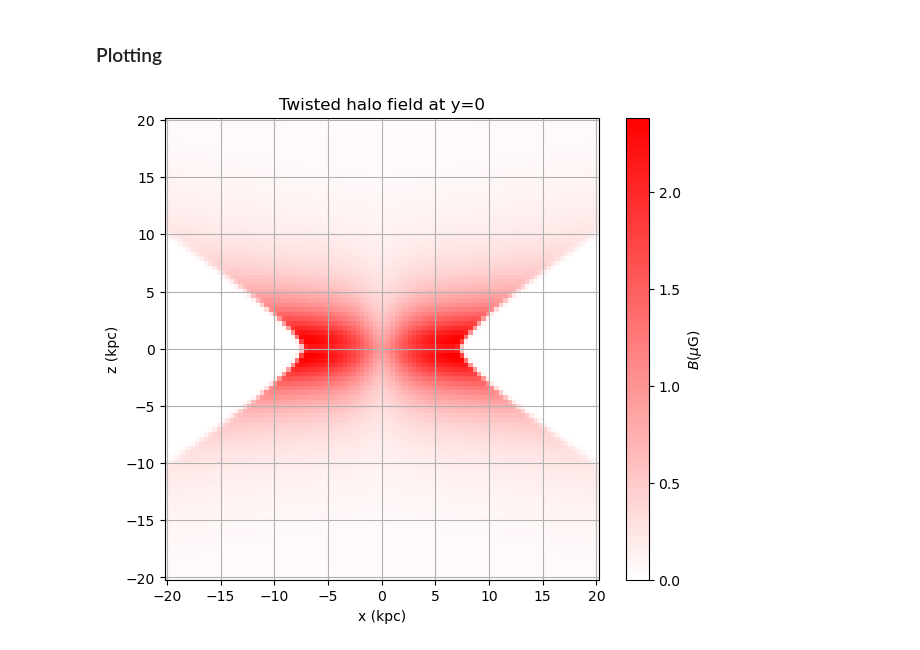
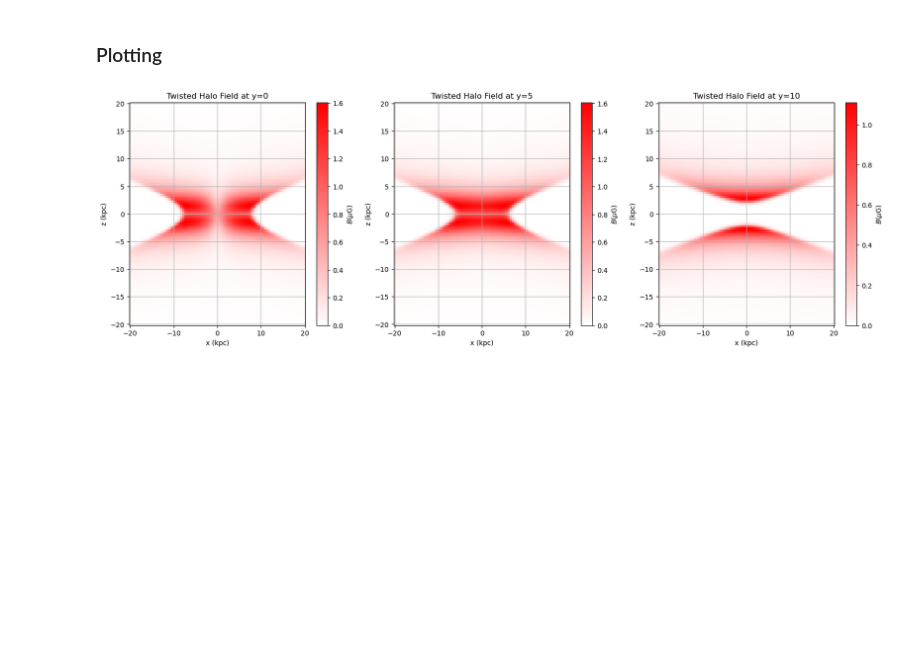
Before and after one commit to me-manu/gammaALPs, a Jupyter notebook: notebooks/test_gmf-unger-farrar_HALO.ipynb, the cells around one changed output. Saved outputs shown, nothing was run; the diff lists cells and outputs as text; code cells hidden in the pictures; blank space fills up the shorter version.

```diff
--- a/notebooks/test_gmf-unger-farrar_HALO.ipynb
+++ b/notebooks/test_gmf-unger-farrar_HALO.ipynb
@@ -292,16 +312,21 @@ def get_poloidal_halo_field(x, y, z):
 y = 0
 
 # grid of x and z values
-x = np.linspace(-20, 20, 1000)
-z = np.linspace(-20, 20, 1000)
-xx, zz = np.meshgrid(x, z, indexing='ij')
+x = np.linspace(-20, 20, 100)
+z = np.linspace(-20, 20, 100)
+xx, zz = np.meshgrid(x, z)
 
 B_strength = np.zeros_like(xx)
+B_x = np.zeros_like(xx)
+B_z = np.zeros_like(xx)
+
 
 for i in range(len(x)):
     for j in range(len(z)):
-        B = get_poloidal_halo_field(xx[i,j], y, zz[i,j])
-        B_strength[i,j] = np.linalg.norm(B) *sign_poloidal(B, zz[i,j])
+        B = get_poloidal_halo_field(xx[j,i], y, zz[j,i])
+        B_x[j,i] = B[0]
+        B_z[j,i] = B[2]
+        B_strength[j,i] = np.linalg.norm(B) *sign_poloidal(B, zz[j,i])
 
 
 cmap0 = LinearSegmentedColormap.from_list('', ['white', 'red'])
@@ -309,7 +334,7 @@ cmap0 = LinearSegmentedColormap.from_list('', ['white', 'red'])
 plt.figure(figsize=(7,6))
 p = plt.pcolormesh(xx, zz, B_strength, cmap=cmap0, shading='auto')
 plt.colorbar(p, label = '$B (\mu\mathrm{G})$')
-
+plt.streamplot(xx, zz, B_x, B_z, broken_streamlines=False, density=0.35)
 plt.title(f'Poloidal halo field at y={y}')
 plt.xlabel('x (kpc)')
 plt.ylabel('z (kpc)')
@@ -409,32 +404,66 @@ def get_twisted_halo_field(x, y, z):
 # %% [markdown]
 ### Plotting
 # %%
-y = 0
+y = 5
 
 # grid of x and z values
 x = np.linspace(-20, 20, 100)
 z = np.linspace(-20, 20, 100)
 xx, zz = np.meshgrid(x, z, indexing='ij')
 
-B_strength = np.zeros_like(xx)
+B_strength0 = np.zeros_like(xx)
+B_x0 = np.zeros_like(xx)
+B_z0 = np.zeros_like(xx)
+
+for i in range(len(x)):
+    for j in range(len(z)):
+        B = get_twisted_halo_field(xx[i,j], 0, zz[i,j])
+        B_x[j,i] = B[0]
+        B_z[j,i] = B[2]
+        B_strength0[i,j] = np.linalg.norm(B) *sign_poloidal(B, zz[i,j])
+
+
+B_strength1 = np.zeros_like(xx)
 
 for i in range(len(x)):
     for j in range(len(z)):
         B = get_twisted_halo_field(xx[i,j], y, zz[i,j])
-        B_strength[i,j] = np.linalg.norm(B) *sign_poloidal(B, zz[i,j])
+        B_strength1[i,j] = np.linalg.norm(B) *sign_poloidal(B, zz[i,j])
+
+
+B_strength2 = np.zeros_like(xx)
+
+for i in range(len(x)):
+    for j in range(len(z)):
+        B = get_twisted_halo_field(xx[i,j], y+5, zz[i,j])
+        B_strength2[i,j] = np.linalg.norm(B) *sign_poloidal(B, zz[i,j])
 
 
 cmap0 = LinearSegmentedColormap.from_list('', ['white', 'red'])
 
-plt.figure(figsize=(7,6))
-p = plt.pcolormesh(xx, zz, B_strength, cmap=cmap0, shading='auto')
-plt.colorbar(p, label = '$B (\mu\mathrm{G})$')
+fig, axs = plt.subplots(1, 3, figsize=(20,6))
 
-plt.title(f'Twisted halo field at y={y}')
-plt.xlabel('x (kpc)')
-plt.ylabel('z (kpc)')
-plt.grid()
+p1 = axs[0].pcolormesh(xx, zz, B_strength0, cmap=cmap0, shading='auto')
+plt.colorbar(p1, label = '$B (\mu\mathrm{G})$')
+axs[0].set_title(f"Twisted Halo Field at y=0")
+axs[0].set_xlabel('x (kpc)')
+axs[0].set_ylabel('z (kpc)')
+axs[0].grid()
+
+p1 = axs[1].pcolormesh(xx, zz, B_strength1, cmap=cmap0, shading='auto')
+plt.colorbar(p1, label = '$B (\mu\mathrm{G})$')
+axs[1].set_title(f"Twisted Halo Field at y={y}")
+axs[1].set_xlabel('x (kpc)')
+axs[1].set_ylabel('z (kpc)')
+axs[1].grid()
+
+p1 = axs[2].pcolormesh(xx, zz, B_strength2, cmap=cmap0, shading='auto')
+plt.colorbar(p1, label = '$B (\mu\mathrm{G})$')
+axs[2].set_title(f"Twisted Halo Field at y={y+5}")
+axs[2].set_xlabel('x (kpc)')
+axs[2].set_ylabel('z (kpc)')
+axs[2].grid()
 
 plt.show()
 # %% [output]
-[figure, old version]
+[figure, new version]
```
Also changed, not shown: parts of 6 cells of this notebook, 1 other file.
